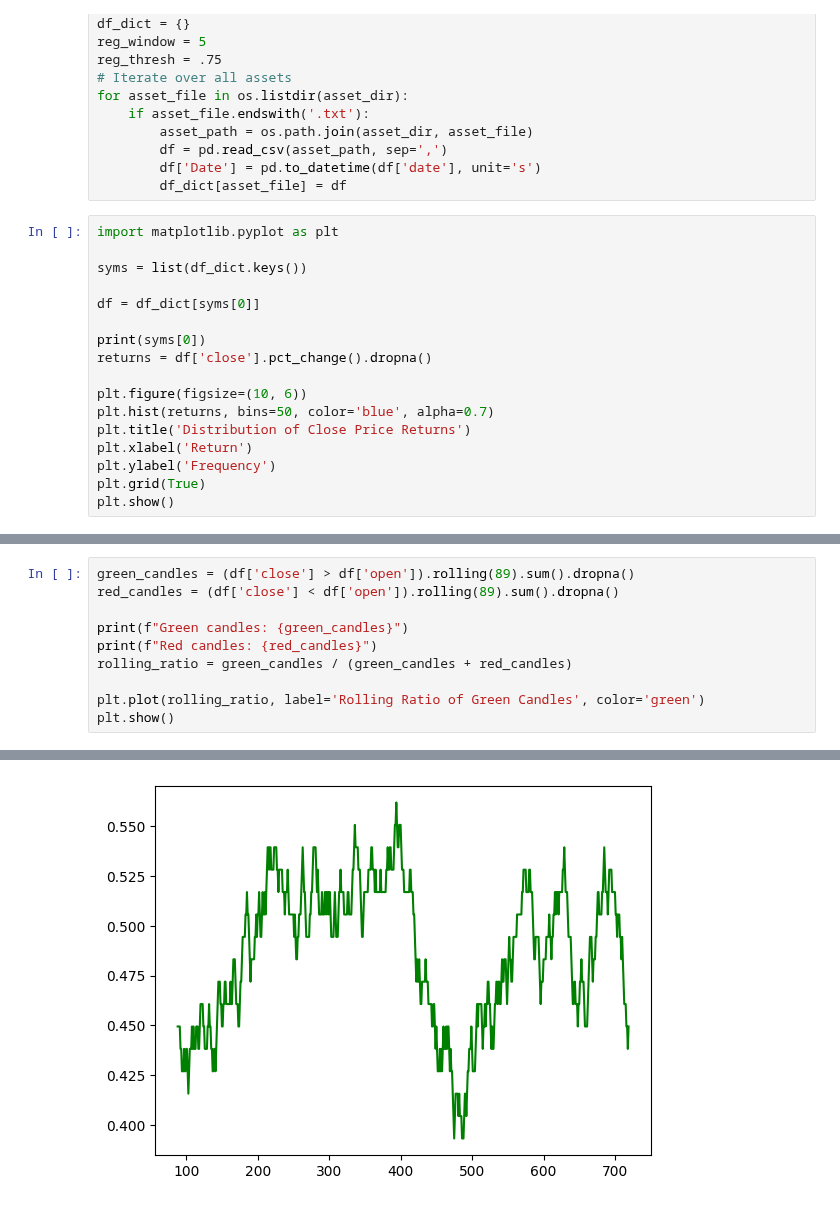
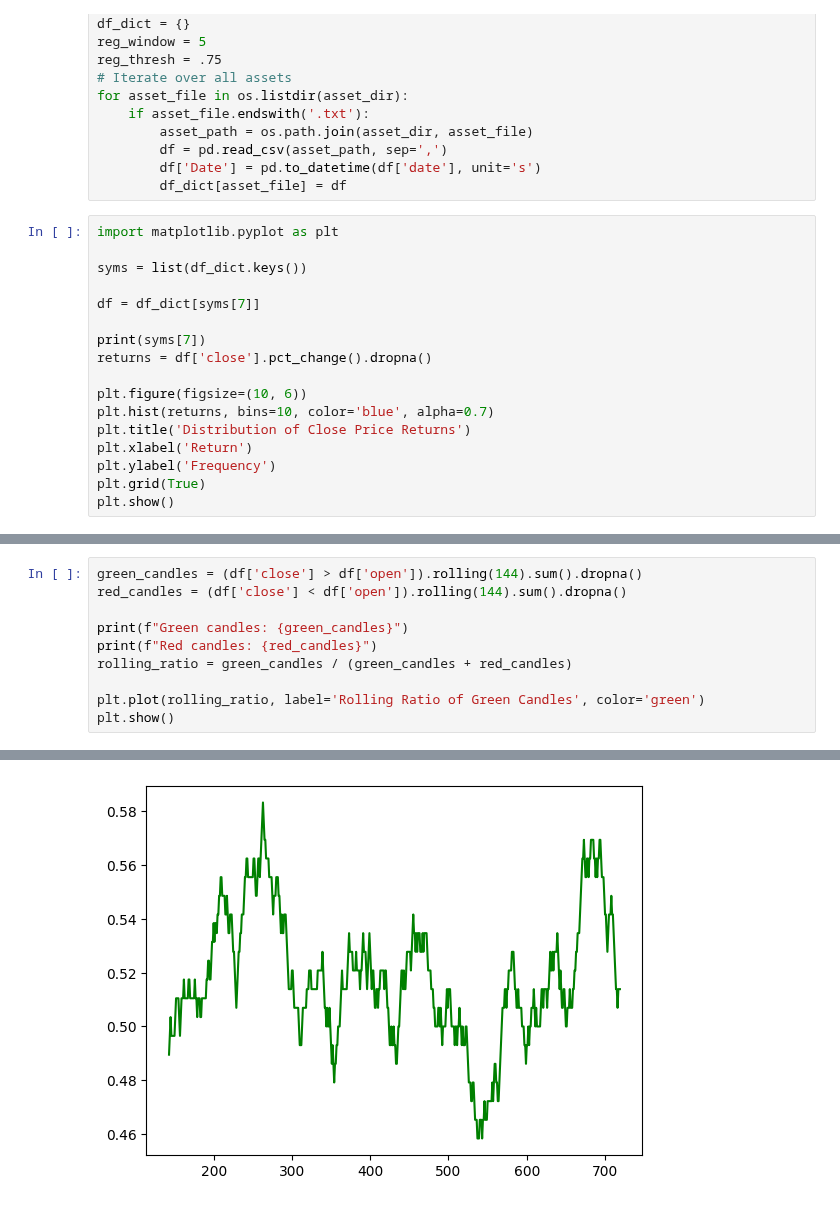
Before and after one commit to nickwilliamsdev/treetrader, a Jupyter notebook: crypto_prob_research.ipynb, the cells around one changed output, grey strips where cells are left out. Drawn from its saved outputs; the diff is of its cells as text.

```diff
--- a/crypto_prob_research.ipynb
+++ b/crypto_prob_research.ipynb
@@ -24,13 +24,13 @@ import matplotlib.pyplot as plt
 
 syms = list(df_dict.keys())
 
-df = df_dict[syms[0]]
+df = df_dict[syms[7]]
 
-print(syms[0])
+print(syms[7])
 returns = df['close'].pct_change().dropna()
 
 plt.figure(figsize=(10, 6))
-plt.hist(returns, bins=50, color='blue', alpha=0.7)
+plt.hist(returns, bins=10, color='blue', alpha=0.7)
 plt.title('Distribution of Close Price Returns')
 plt.xlabel('Return')
 plt.ylabel('Frequency')
@@ -42,6 +42,6 @@ ADAUSDT.txt
 # %%
-green_candles = (df['close'] > df['open']).rolling(89).sum().dropna()
-red_candles = (df['close'] < df['open']).rolling(89).sum().dropna()
+green_candles = (df['close'] > df['open']).rolling(144).sum().dropna()
+red_candles = (df['close'] < df['open']).rolling(144).sum().dropna()
 
 print(f"Green candles: {green_candles}")
 print(f"Red candles: {red_candles}")
@@ -70 +70 @@ Length: 632, dtype: float64
-[figure, old version]
+[figure, new version]
```
Also changed, not shown: parts of 3 cells of this notebook.
